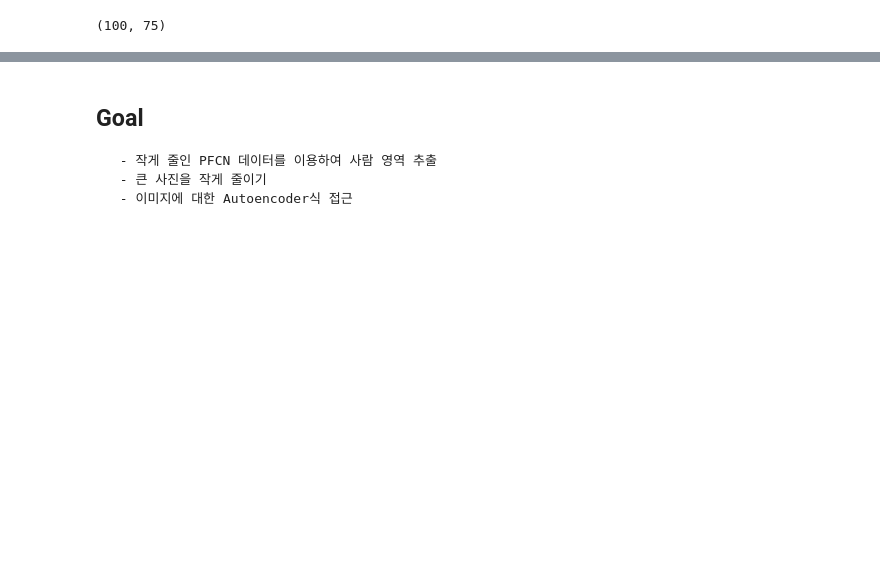
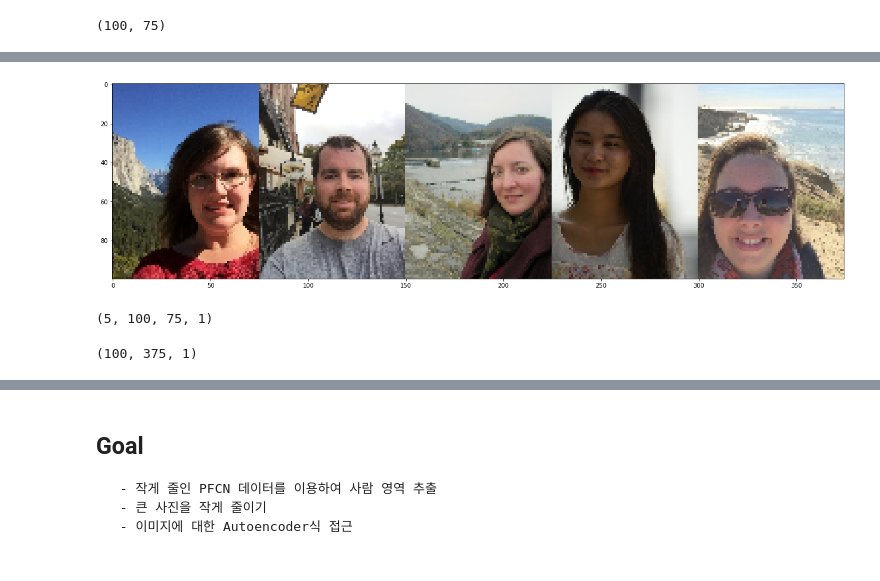
Before and after one commit to Vaycold/Python_DL, a Jupyter notebook: Image_Transformation/AutoEncoder를 활용한 이미지 분할.ipynb, the cells around one changed output, grey strips where cells are left out. Cells and saved outputs as stored; diff of their text form; code cells hidden in the pictures; blank space fills up the shorter version.

```diff
--- a/Image_Transformation/AutoEncoder를 활용한 이미지 분할.ipynb
+++ b/Image_Transformation/AutoEncoder를 활용한 이미지 분할.ipynb
@@ -137,0 +174,15 @@ train_mattes[0].shape
+# %%
+plt.figure(figsize=(22,7))
+plt.imshow(train_images[:5].transpose([1,0,2,3]).reshape((100,-1,3)))
+plt.show()
+# %% [output]
+[figure, added]
+# %%
+# mattee 출력
+train_mattes[:5].shape
+# %% [output]
+(5, 100, 75, 1)
+# %%
+train_mattes[:5].transpose([1,0,2,3]).reshape((100,-1,1)).shape
+# %% [output]
+(100, 375, 1)
```
Also changed, not shown: parts of 17 cells of this notebook.
